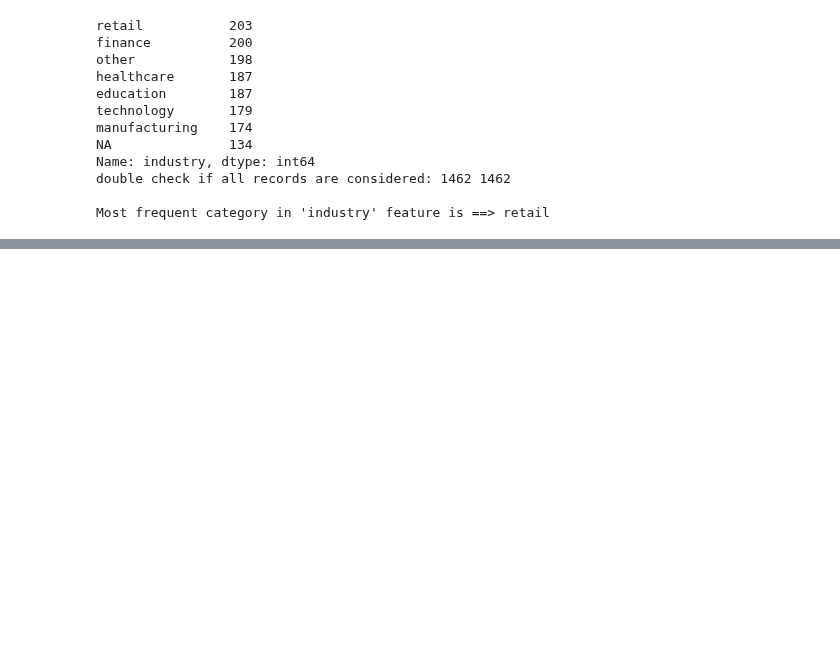
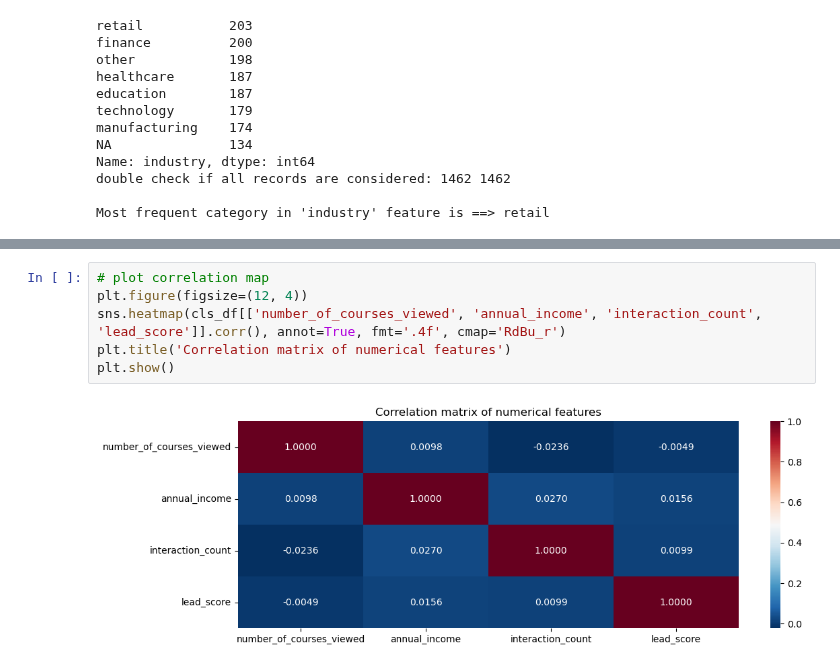
Before and after one commit to srikaldata/ml-zoomcamp-2025, a Jupyter notebook: 03-classification/03-classification-homework.ipynb, the cells around one changed output, grey strips where cells are left out. Saved outputs shown, nothing was run; the diff lists cells and outputs as text; blank space fills up the shorter version.

Commit message:
classification - hw - q2 correlation matrices between numerical features except target variable

```diff
--- a/03-classification/03-classification-homework.ipynb
+++ b/03-classification/03-classification-homework.ipynb
@@ -203,0 +233,8 @@ Most frequent category in 'industry' feature is ==> retail
+# %%
+# plot correlation map
+plt.figure(figsize=(12, 4))
+sns.heatmap(cls_df[['number_of_courses_viewed', 'annual_income', 'interaction_count', 'lead_score']].corr(), annot=True, fmt='.4f', cmap='RdBu_r')
+plt.title('Correlation matrix of numerical features')
+plt.show()
+# %% [output]
+[figure, added]
```
Also changed, not shown: parts of 5 cells of this notebook.
